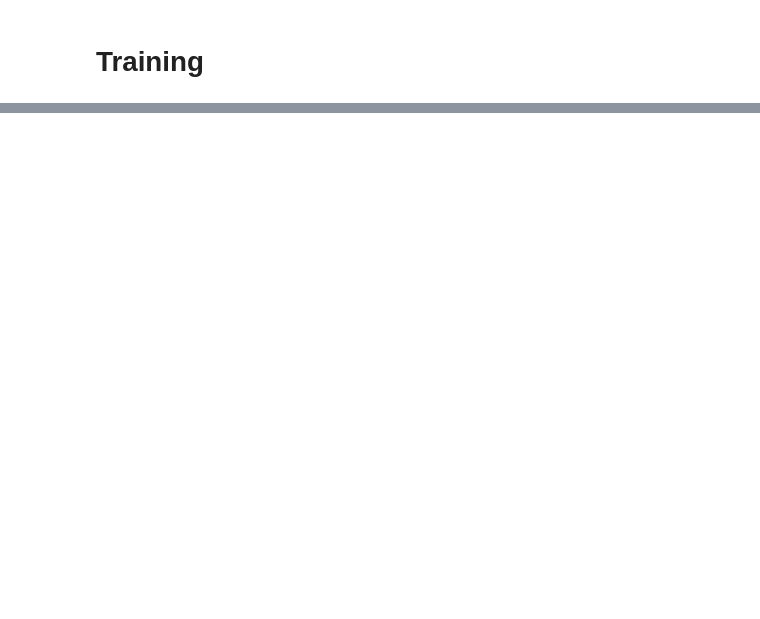
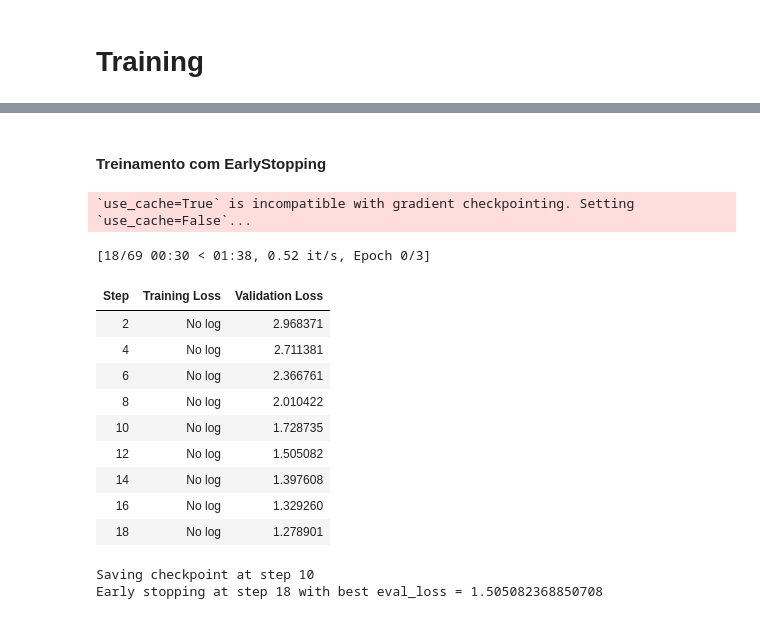
Before and after one commit to emdemor/opensource-llm-recipes, a Jupyter notebook: project/06-fine-tune-pttext2sql.ipynb, the cells around one changed output, grey strips where cells are left out. Cells and saved outputs as stored; diff of their text form; code cells hidden in the pictures; blank space fills up the shorter version.

```diff
--- a/project/06-fine-tune-pttext2sql.ipynb
+++ b/project/06-fine-tune-pttext2sql.ipynb
@@ -236,0 +438,20 @@ print(dataset[randrange(len(dataset))])
+# %%
+class SaveCheckpointCallback(TrainerCallback):
+    def on_save(self, args, state, control, **kwargs):
+        print(f"Saving checkpoint at step {state.global_step}")
+
+
+
+trainer = SFTTrainer(
+    model,
+    train_dataset=dataset_chatml['train'],
+    eval_dataset=dataset_chatml['test'],
+    args=sft_config,
+    peft_config=peft_config,
+    tokenizer=tokenizer,
+    callbacks=[SaveCheckpointCallback()],
+)
+
+trainer.train()
+
+trainer.save_model()
@@ -236,0 +471,2 @@ print(dataset[randrange(len(dataset))])
+# %% [markdown]
+#### Treinamento com EarlyStopping
@@ -236,0 +507,57 @@ print(dataset[randrange(len(dataset))])
+# %%
+class SaveCheckpointCallback(TrainerCallback):
+    def on_save(self, args, state, control, **kwargs):
+        print(f"Saving checkpoint at step {state.global_step}")
+
+class EarlyStoppingCallback(TrainerCallback):
+    def __init__(self, early_stopping_patience=3, early_stopping_threshold=0.02):
+        self.early_stopping_patience = early_stopping_patience
+        self.early_stopping_threshold = early_stopping_threshold
+        self.best_metric = None
+        self.counter = 0
+
+    def on_evaluate(self, args, state: TrainerState, control: TrainerControl, metrics=None, **kwargs):
+        current_metric = metrics.get("eval_loss")  # Use the relevant metric for your task
+
+        if current_metric is None:
+            return
+
+        if self.best_metric is None or current_metric < self.best_metric - self.early_stopping_threshold:
+            self.best_metric = current_metric
+            self.counter = 0
+        else:
+            self.counter += 1
+            if self.counter >= self.early_stopping_patience:
+                control.should_training_stop = True
+                print(f"Early stopping at step {state.global_step} with best eval_loss = {self.best_metric}")
+
+
+
+trainer = SFTTrainer(
+    model,
+    train_dataset=dataset_chatml['train'],
+    eval_dataset=dataset_chatml['test'],
+    args=sft_config,
+    peft_config=peft_config,
+    tokenizer=tokenizer,
+    callbacks=[SaveCheckpointCallback(), EarlyStoppingCallback( early_stopping_threshold=0.3)],
+)
+
+trainer.train()
+
+trainer.save_model()
+# %% [output]
+`use_cache=True` is incompatible with gradient checkpointing. Setting `use_cache=False`...
+[18/69 00:30 < 01:38, 0.52 it/s, Epoch 0/3]
+| Step | Training Loss | Validation Loss |
+| 2 | No log | 2.968371 |
+| 4 | No log | 2.711381 |
+| 6 | No log | 2.366761 |
+| 8 | No log | 2.010422 |
+| 10 | No log | 1.728735 |
+| 12 | No log | 1.505082 |
+| 14 | No log | 1.397608 |
+| 16 | No log | 1.329260 |
+| 18 | No log | 1.278901 |
+Saving checkpoint at step 10
+Early stopping at step 18 with best eval_loss = 1.505082368850708
```
Also changed, not shown: parts of 28 cells of this notebook, 1 other file.
